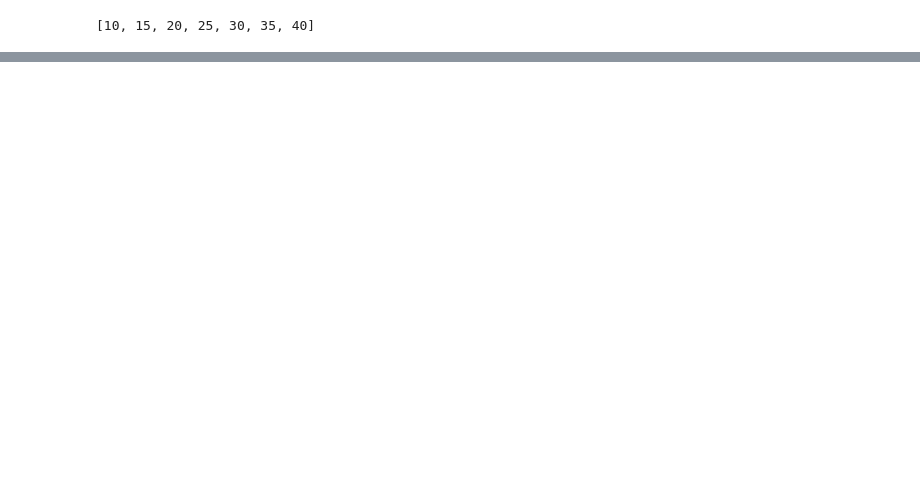
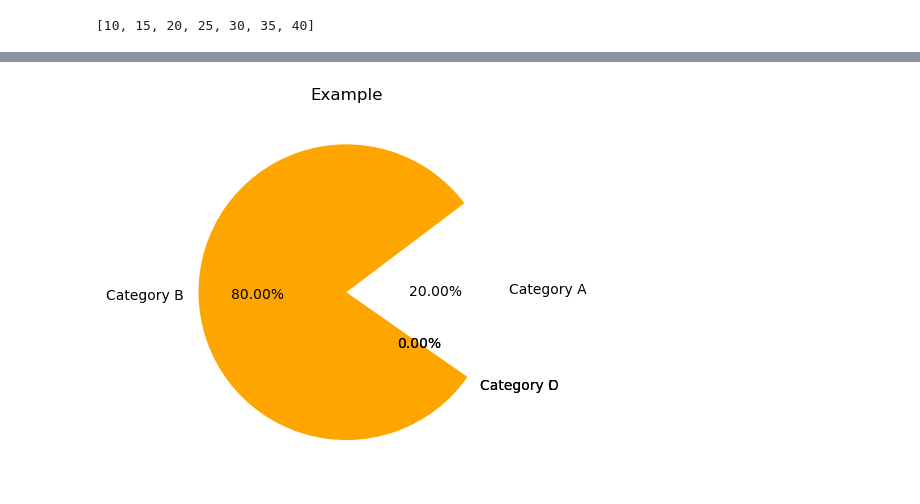
Before and after one commit to TejasRanjith/Lab, a Jupyter notebook: PythonLab/CSL 202 Python and Statistical Modelling Lab.ipynb, the cells around one changed output, grey strips where cells are left out. Cells and saved outputs as stored; diff of their text form; code cells hidden in the pictures; blank space fills up the shorter version.

```diff
--- a/PythonLab/CSL 202 Python and Statistical Modelling Lab.ipynb
+++ b/PythonLab/CSL 202 Python and Statistical Modelling Lab.ipynb
@@ -144,0 +344,8 @@ lst
+# %%
+categories=["Category A","Category B","Category C","Category D"]
+values=[2,8,0,0]
+plt.pie(values,labels=categories,autopct="%1.2f%%",startangle=-35,colors=["white","orange","green","yellow"])
+plt.title("Example")
+plt.show()
+# %% [output]
+[figure, added]
```
Also changed, not shown: parts of 30 cells of this notebook, 3 other files.
